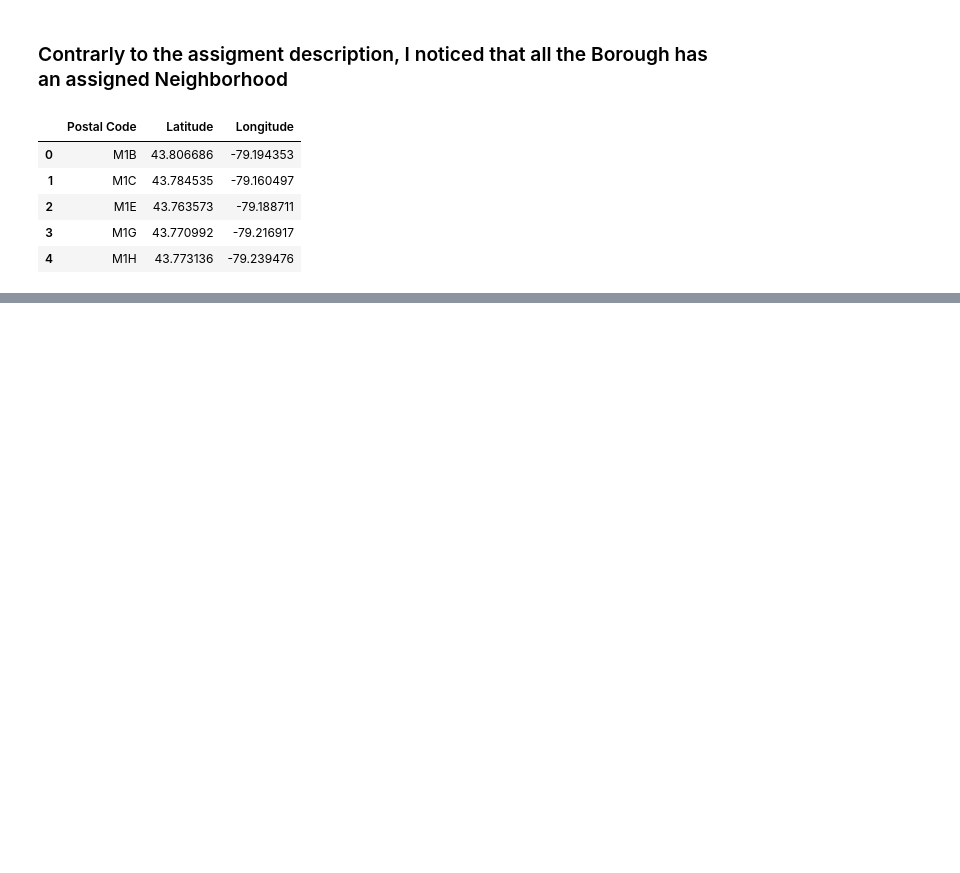
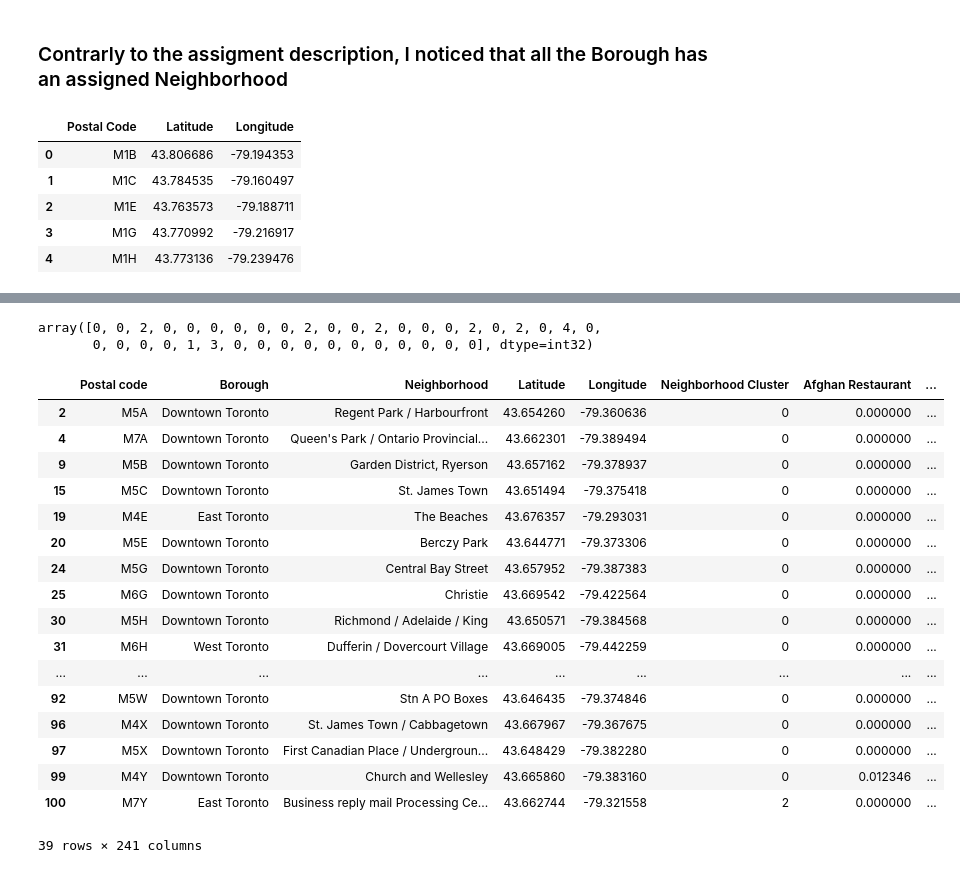
Before and after one commit to riccardodonega/Ric, a Jupyter notebook: Segmenting and Clustering Neighborhoods in Toronto.ipynb, the cells around one changed output, grey strips where cells are left out. Drawn from its saved outputs; the diff is of its cells as text; code cells hidden in the pictures; blank space fills up the shorter version.

```diff
--- a/Segmenting and Clustering Neighborhoods in Toronto.ipynb
+++ b/Segmenting and Clustering Neighborhoods in Toronto.ipynb
@@ -62,0 +229,5 @@ df4.head()
+# %%
+fixed_columns = [Toronto_onehot.columns[-1]] + list(Toronto_onehot.columns[:-1])
+Toronto_onehot = Toronto_onehot[fixed_columns]
+
+Toronto_onehot.head(2)
@@ -62,0 +239,3 @@ df4.head()
+# %%
+Toronto_grouped = Toronto_onehot.groupby('Neighborhood').mean().reset_index()
+Toronto_grouped
@@ -62,0 +261,40 @@ df4.head()
+# %%
+from sklearn.cluster import KMeans
+kclusters = 5
+
+Toronto_grouped_clustering = Toronto_grouped.drop('Neighborhood', 1)
+
+
+kmeans = KMeans(n_clusters=kclusters, random_state=0).fit(Toronto_grouped_clustering)
+
+kmeans.labels_[0:1000]
+# %% [output]
+array([0, 0, 2, 0, 0, 0, 0, 0, 0, 2, 0, 0, 2, 0, 0, 0, 2, 0, 2, 0, 4, 0,
+       0, 0, 0, 0, 1, 3, 0, 0, 0, 0, 0, 0, 0, 0, 0, 0, 0], dtype=int32)
+# %%
+Toronto_grouped.insert(0, 'Neighborhood Cluster', kmeans.labels_)
+# %%
+Toronto_merged = dfTor
+
+Toronto_merged = Toronto_merged.join(Toronto_grouped.set_index('Neighborhood'), on='Neighborhood')
+
+Toronto_merged.head(20000) # check the last columns
+# %% [output]
+|  | Postal code | Borough | Neighborhood | Latitude | Longitude | Neighborhood Cluster | Afghan Restaurant | ... |
+| 2 | M5A | Downtown Toronto | Regent Park / Harbourfront | 43.654260 | -79.360636 | 0 | 0.000000 | ... |
+| 4 | M7A | Downtown Toronto | Queen's Park / Ontario Provincial... | 43.662301 | -79.389494 | 0 | 0.000000 | ... |
+| 9 | M5B | Downtown Toronto | Garden District, Ryerson | 43.657162 | -79.378937 | 0 | 0.000000 | ... |
+| 15 | M5C | Downtown Toronto | St. James Town | 43.651494 | -79.375418 | 0 | 0.000000 | ... |
+| 19 | M4E | East Toronto | The Beaches | 43.676357 | -79.293031 | 0 | 0.000000 | ... |
+| 20 | M5E | Downtown Toronto | Berczy Park | 43.644771 | -79.373306 | 0 | 0.000000 | ... |
+| 24 | M5G | Downtown Toronto | Central Bay Street | 43.657952 | -79.387383 | 0 | 0.000000 | ... |
+| 25 | M6G | Downtown Toronto | Christie | 43.669542 | -79.422564 | 0 | 0.000000 | ... |
+| 30 | M5H | Downtown Toronto | Richmond / Adelaide / King | 43.650571 | -79.384568 | 0 | 0.000000 | ... |
+| 31 | M6H | West Toronto | Dufferin / Dovercourt Village | 43.669005 | -79.442259 | 0 | 0.000000 | ... |
+| ... | ... | ... | ... | ... | ... | ... | ... | ... |
+| 92 | M5W | Downtown Toronto | Stn A PO Boxes | 43.646435 | -79.374846 | 0 | 0.000000 | ... |
+| 96 | M4X | Downtown Toronto | St. James Town / Cabbagetown | 43.667967 | -79.367675 | 0 | 0.000000 | ... |
+| 97 | M5X | Downtown Toronto | First Canadian Place / Undergroun... | 43.648429 | -79.382280 | 0 | 0.000000 | ... |
+| 99 | M4Y | Downtown Toronto | Church and Wellesley | 43.665860 | -79.383160 | 0 | 0.012346 | ... |
+| 100 | M7Y | East Toronto | Business reply mail Processing Ce... | 43.662744 | -79.321558 | 2 | 0.000000 | ... |
+39 rows × 241 columns
```
Also changed, not shown: parts of 32 cells of this notebook.
